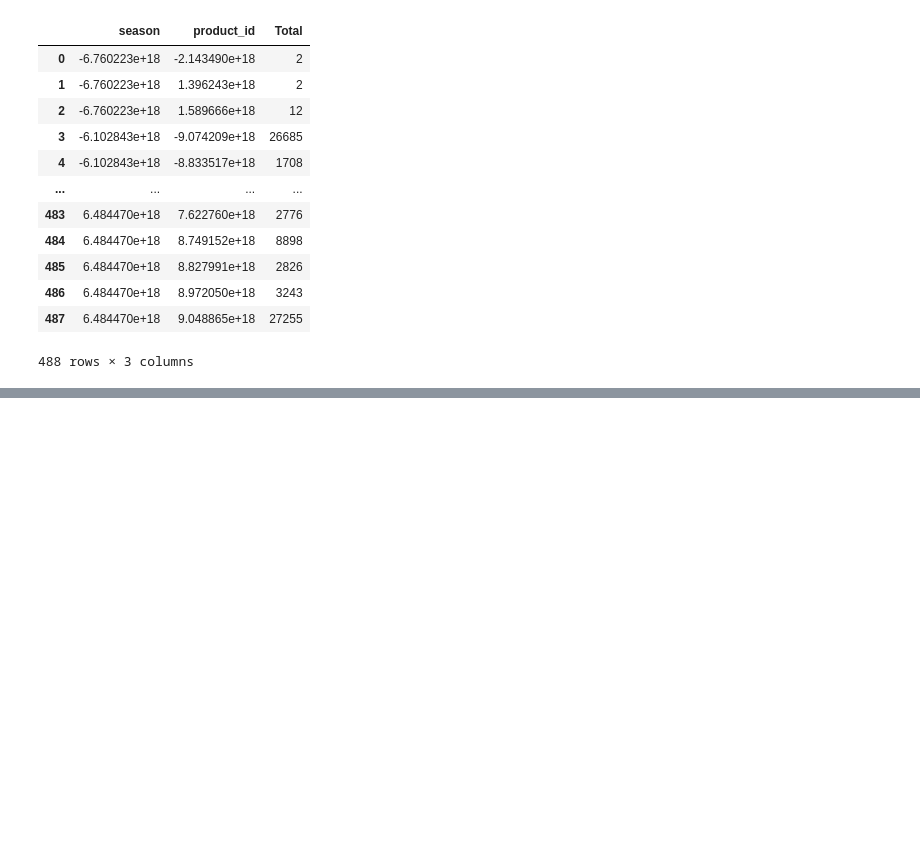
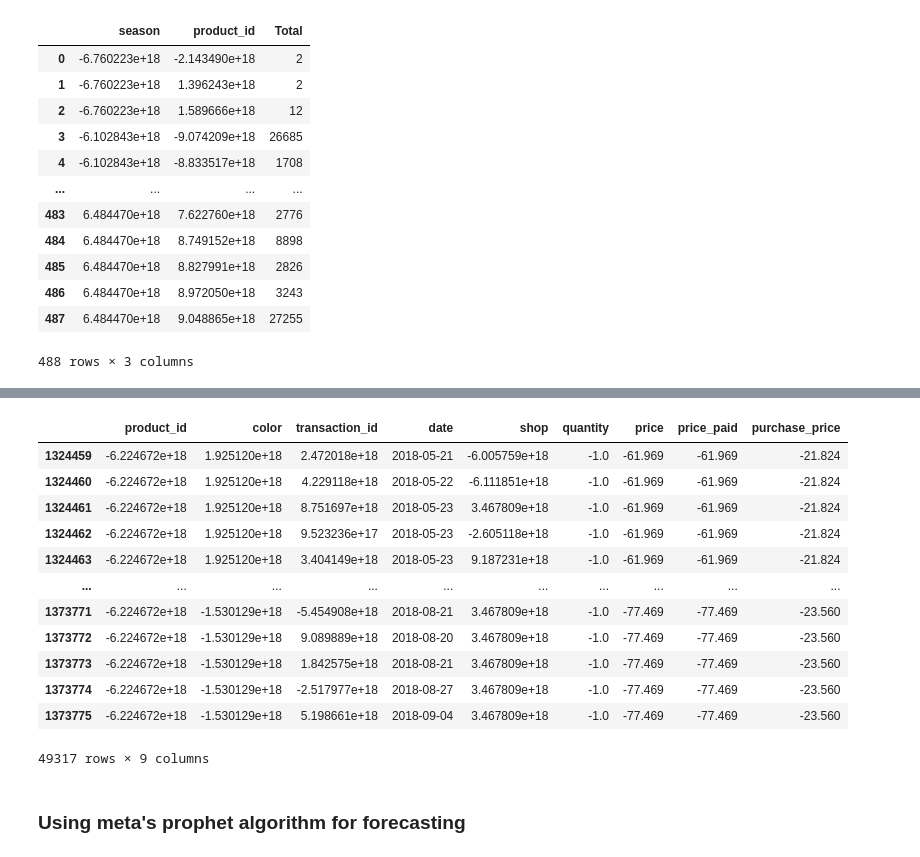
Before and after one commit to Aneruth/ProductSalesForecasting, a Jupyter notebook: Forecasting.ipynb, the cells around one changed output, grey strips where cells are left out. Cells and saved outputs as stored; diff of their text form; code cells hidden in the pictures; blank space fills up the shorter version.

```diff
--- a/Forecasting.ipynb
+++ b/Forecasting.ipynb
@@ -479,0 +483,2 @@ Name: 487, dtype: float64
+# %%
+topProductDf = merge_dataset[merge_dataset.product_id == -6.224672154067569e+18]
@@ -479,0 +491,34 @@ Name: 487, dtype: float64
+# %%
+def fetchUnique(dataset):
+    """_summary_
+
+    Args:
+        dataset (_type_): _description_
+
+    Returns:
+        _type_: _description_
+    """
+    for cols in dataset.columns:
+        if dataset[cols].nunique() == 1 and cols != 'product_id':
+            dataset.drop(cols,inplace=True,axis=1)
+    return dataset
+# %%
+topProductDf = fetchUnique(topProductDf)
+# %%
+topProductDf
+# %% [output]
+|  | product_id | color | transaction_id | date | shop | quantity | price | price_paid | purchase_price |
+| 1324459 | -6.224672e+18 | 1.925120e+18 | 2.472018e+18 | 2018-05-21 | -6.005759e+18 | -1.0 | -61.969 | -61.969 | -21.824 |
+| 1324460 | -6.224672e+18 | 1.925120e+18 | 4.229118e+18 | 2018-05-22 | -6.111851e+18 | -1.0 | -61.969 | -61.969 | -21.824 |
+| 1324461 | -6.224672e+18 | 1.925120e+18 | 8.751697e+18 | 2018-05-23 | 3.467809e+18 | -1.0 | -61.969 | -61.969 | -21.824 |
+| 1324462 | -6.224672e+18 | 1.925120e+18 | 9.523236e+17 | 2018-05-23 | -2.605118e+18 | -1.0 | -61.969 | -61.969 | -21.824 |
+| 1324463 | -6.224672e+18 | 1.925120e+18 | 3.404149e+18 | 2018-05-23 | 9.187231e+18 | -1.0 | -61.969 | -61.969 | -21.824 |
+| ... | ... | ... | ... | ... | ... | ... | ... | ... | ... |
+| 1373771 | -6.224672e+18 | -1.530129e+18 | -5.454908e+18 | 2018-08-21 | 3.467809e+18 | -1.0 | -77.469 | -77.469 | -23.560 |
+| 1373772 | -6.224672e+18 | -1.530129e+18 | 9.089889e+18 | 2018-08-20 | 3.467809e+18 | -1.0 | -77.469 | -77.469 | -23.560 |
+| 1373773 | -6.224672e+18 | -1.530129e+18 | 1.842575e+18 | 2018-08-21 | 3.467809e+18 | -1.0 | -77.469 | -77.469 | -23.560 |
+| 1373774 | -6.224672e+18 | -1.530129e+18 | -2.517977e+18 | 2018-08-27 | 3.467809e+18 | -1.0 | -77.469 | -77.469 | -23.560 |
+| 1373775 | -6.224672e+18 | -1.530129e+18 | 5.198661e+18 | 2018-09-04 | 3.467809e+18 | -1.0 | -77.469 | -77.469 | -23.560 |
+49317 rows × 9 columns
+# %% [markdown]
+### Using meta's prophet algorithm for forecasting
```
Also changed, not shown: parts of 49 cells of this notebook.
